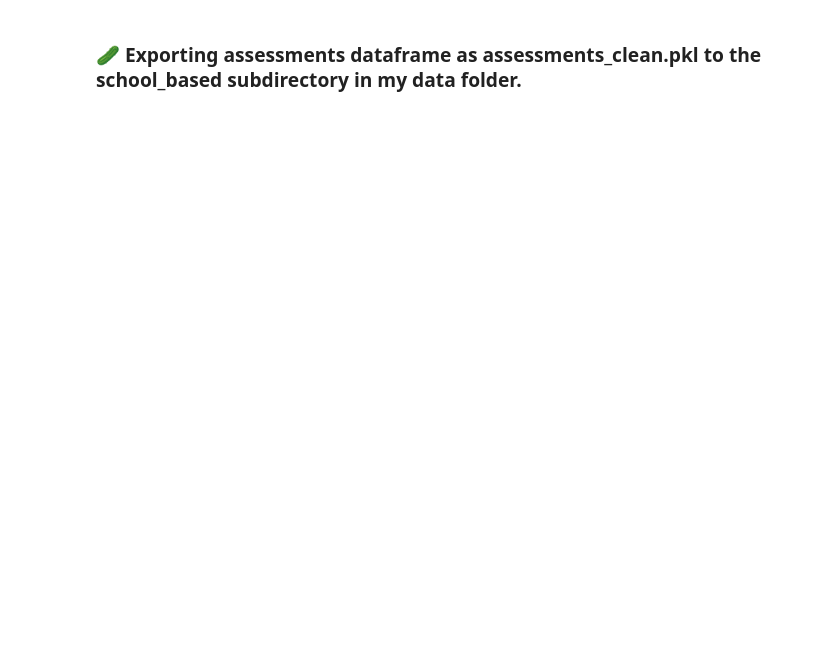
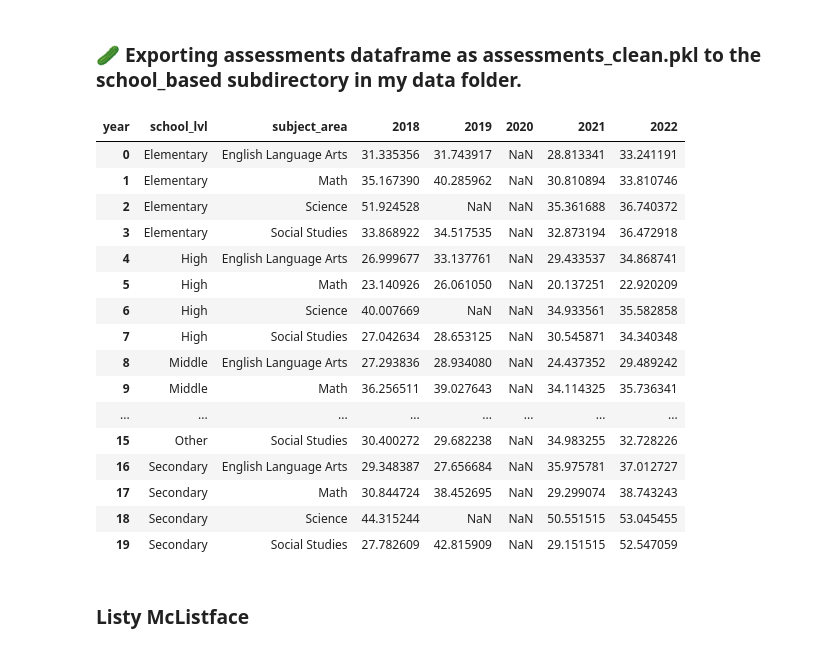
Before and after one commit to Claytor/Capstone_TN_COVID_School_Achievement_Impact, a Jupyter notebook: notebooks/school_assessments_join.ipynb, the cells around one changed output. Cells and saved outputs as stored; diff of their text form; code cells hidden in the pictures; blank space fills up the shorter version.

Commit message:
DATA CLEAN AND READY FOR ANALYSIS

```diff
--- a/notebooks/school_assessments_join.ipynb
+++ b/notebooks/school_assessments_join.ipynb
@@ -346,3 +349,9 @@ It appears that **693** rows from the assessment dataset went unmatched when mer
+# %%
+# Defining Geometry
+geometry = [Point(xy) for xy in zip(assessments['long'], assessments['lat'])]
+
+# Making geodataframe
+assessments = gpd.GeoDataFrame(assessments, geometry=geometry)
 # %%
 assessments.info()
 # %% [output]
@@ -552,6 +564,3 @@ subjects_list
  'Science',
  'Social Studies',
  'US History']
-# %%
-# Create an empty column to recieve the subject_content lables
-assessments['subject_area'] = None
@@ -560,0 +587,8 @@ assessments['subject_area'] = None
+# %%
+# Create new column with maping funciton using subject_content dictionary
+assessments['subject_area'] = assessments['subject'].map(subject_content)
+
+# place 'subject_area' column beside the 'subject' column
+cols = assessments.columns.tolist()
+cols.insert(cols.index('subject') +1, cols.pop(cols.index('subject_area')))
+assessments = assessments[cols]
@@ -563,3 +627,44 @@ assessments['subject_area'] = None
 # %%
 ## CAUTION!: Don't turn on the pkl generator unless hungry.
 #assessments.to_pickle('../data/school_based/assessments_clean.pkl')
+# %%
+# Subject Area Pivot Table
+subject_area_pivot = pd.pivot_table(assessments,
+                       values = 'pct_met_exceeded',
+                       index = ['school_lvl', 'subject_area'],
+                       columns = 'year',
+                       aggfunc = np.mean)
+
+# Get the current list of years
+years = list(subject_area_pivot.columns)
+
+# Include 2020 as nan values to show a gap when testing did not occur
+years.insert(years.index(2021), 2020)
+
+# Reindex and set the columns to years
+subject_area_pivot = subject_area_pivot.reindex(columns=years)
+
+# Reset index to convert multi-index into columns
+subject_area_pivot.reset_index(inplace=True)
+
+subject_area_pivot
+# %% [output]
+| year | school_lvl | subject_area | 2018 | 2019 | 2020 | 2021 | 2022 |
+| 0 | Elementary | English Language Arts | 31.335356 | 31.743917 | NaN | 28.813341 | 33.241191 |
+| 1 | Elementary | Math | 35.167390 | 40.285962 | NaN | 30.810894 | 33.810746 |
+| 2 | Elementary | Science | 51.924528 | NaN | NaN | 35.361688 | 36.740372 |
+| 3 | Elementary | Social Studies | 33.868922 | 34.517535 | NaN | 32.873194 | 36.472918 |
+| 4 | High | English Language Arts | 26.999677 | 33.137761 | NaN | 29.433537 | 34.868741 |
+| 5 | High | Math | 23.140926 | 26.061050 | NaN | 20.137251 | 22.920209 |
+| 6 | High | Science | 40.007669 | NaN | NaN | 34.933561 | 35.582858 |
+| 7 | High | Social Studies | 27.042634 | 28.653125 | NaN | 30.545871 | 34.340348 |
+| 8 | Middle | English Language Arts | 27.293836 | 28.934080 | NaN | 24.437352 | 29.489242 |
+| 9 | Middle | Math | 36.256511 | 39.027643 | NaN | 34.114325 | 35.736341 |
+| ... | ... | ... | ... | ... | ... | ... | ... |
+| 15 | Other | Social Studies | 30.400272 | 29.682238 | NaN | 34.983255 | 32.728226 |
+| 16 | Secondary | English Language Arts | 29.348387 | 27.656684 | NaN | 35.975781 | 37.012727 |
+| 17 | Secondary | Math | 30.844724 | 38.452695 | NaN | 29.299074 | 38.743243 |
+| 18 | Secondary | Science | 44.315244 | NaN | NaN | 50.551515 | 53.045455 |
+| 19 | Secondary | Social Studies | 27.782609 | 42.815909 | NaN | 29.151515 | 52.547059 |
+# %% [markdown]
+### Listy McListface
```
Also changed, not shown: parts of 19 cells of this notebook.
